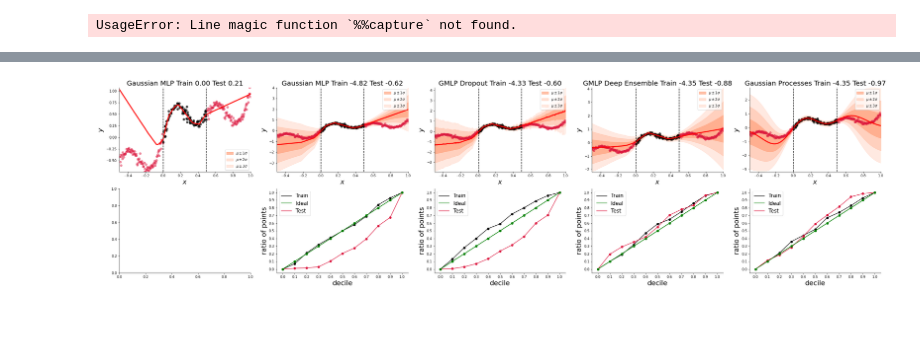
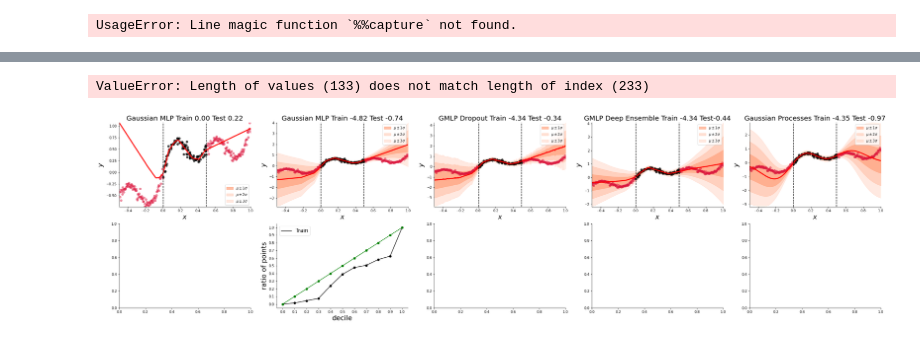
Before and after one commit to nipunbatra/bnn-zoo, a Jupyter notebook: notebooks/regression/sinData_comparison.ipynb, the cells around one changed output, grey strips where cells are left out. Cells and saved outputs as stored; diff of their text form; code cells hidden in the pictures.

Commit message:
updated plot.py

```diff
--- a/notebooks/regression/sinData_comparison.ipynb
+++ b/notebooks/regression/sinData_comparison.ipynb
@@ -137,8 +144,7 @@ plot.plot_prediction(X,y,x_stack,y_stack,mc_mean,mc_sigma,'GMLP MC Dropout')
 # %%
 mc_loss_train,mc_loss_test=0,0
 for i in range(n_stacks):
-    mc_loss_test+=loss_calcc(gmlp_model,gmlp_params,x_test_1,y_test_1,deterministic=False)
-    mc_loss_test+=loss_calcc(gmlp_model,gmlp_params,x_test_2,y_test_2,deterministic=False)
+    mc_loss_test += loss_calcc(gmlp_model,gmlp_params, x_test, y_test, deterministic=False)
     mc_loss_train+=loss_calcc(gmlp_model,gmlp_params,X,y,deterministic=False)
 mc_loss_train=mc_loss_train/100
 mc_loss_test=mc_loss_test/200
@@ -160,10 +160,12 @@ losses_list = []
 n_models = 5
 
 for i in range(5):
-    params = gmlp_model.init(jax.random.PRNGKey(i), auxs['X'], deterministic = True)
-    params, loss =  fit(gmlp_model, params, auxs, learning_rate=0.003, epochs=2000, verbose=False)
+    params = gmlp_model.init(jax.random.PRNGKey(i), X, deterministic = True)
+    params, loss =  fit(gmlp_model, params, X, y, True, batch_size=len(X), learning_rate=0.003, epochs=2000)
+    mean_
     params_list.append(params)
     losses_list.append(loss)
+8
 # %%
 de_loss_train,de_loss_test=0,0
 for i in range(n_models):
@@ -180,8 +180,9 @@ de_loss_train,de_loss_test
 # %%
-means_list,sigmas_list = predict(n_models, gmlp_model, params_list, x_stack)
+means_list,sigmas_list = predict(n_models, gmlp_model, params_list, x_linspace)
 de_mean, de_sigma = gmm_mean_var(means_list,sigmas_list)
 de_mean, de_sigma = de_mean.reshape(n_points),de_sigma.reshape(n_points)
-plot.plot_prediction(X,y,x_stack,y_stack,de_mean,de_sigma,'GMLP Deep Ensemble')
+plot.plot_prediction_reg(X, y, x_test, y_test, x_linspace, de_mean, de_sigma,'GMLP Deep Ensemble')
+# plt.savefig("figures/gmlp_ensemble_sinData",bbox_inches="tight")
 # %% [output]
 [figure]
 # %% [markdown]
@@ -210,7 +211,7 @@ model_gp.optimize(messages=True)
 model_gp.optimize_restarts(num_restarts=5)
 # %%
 %%capture
-mu_gp, cov_gp = model_gp.predict(x_stack)
+mu_gp, cov_gp = model_gp.predict(x_linspace)
 mu_gp=mu_gp.reshape(n_points)
 sigma_gp= jnp.sqrt(cov_gp).reshape(n_points)
 # %%
@@ -243,15 +241,21 @@ DeviceArray(-97.42294, dtype=float32)
 # %%
 fig, ax = plt.subplots(2, 5, figsize=(40, 10))
-plot.plot_prediction(X,y,x_stack,y_stack,y_hat,0,f'Gaussian MLP Train {mlp_loss_train:.2f} Test {mlp_loss_test:.2f}',ax[0][0])
-plot.plot_prediction(X,y,x_stack,y_stack,gmlp_mean,gmlp_sigma,f'Gaussian MLP Train {gmlp_train_loss:.2f} Test {gmlp_test_loss:.2f}',ax[0][1])
-plot.plot_prediction(X,y,x_stack,y_stack,mc_mean,mc_sigma,f'GMLP Dropout Train {mc_loss_train:.2f} Test {mc_loss_test:.2f}',ax[0][2])
-plot.plot_prediction(X,y,x_stack,y_stack,de_mean,de_sigma,f'GMLP Deep Ensemble Train {de_loss_train:.2f} Test {de_loss_test:.2f}',ax[0][3])
-plot.plot_prediction(X,y,x_stack,y_stack,mu_gp,sigma_gp,f'Gaussian Processes Train {l1:.2f} Test {l2:.2f}',ax[0][4])
-# plot.calibration_reg(y_hat,jnp.zeros(300),y_stack,ax[1][0])
-plot.calibration_reg(gmlp_mean,gmlp_sigma,y_stack,ax[1][1])
-plot.calibration_reg(mc_mean,mc_sigma,y_stack,ax[1][2])
-plot.calibration_reg(de_mean,de_sigma,y_stack,ax[1][3])
-plot.calibration_reg(mu_gp,sigma_gp,y_stack,ax[1][4])
-plt.savefig('SinData.pdf')
+plot.plot_prediction_reg(X, y, x_test, y_test, x_linspace, y_hat, 0,
+                        f'Gaussian MLP Train {mlp_loss_train:.2f} Test {mlp_loss_test:.2f}',ax[0][0])
+plot.plot_prediction_reg(X, y, x_test, y_test, x_linspace, gmlp_mean, gmlp_sigma,
+                    f'Gaussian MLP Train {gmlp_train_loss:.2f} Test {gmlp_test_loss:.2f}', ax[0][1])
+plot.plot_prediction_reg(X, y, x_test, y_test, x_linspace, mc_mean, mc_sigma,
+                    f'GMLP Dropout Train {mc_loss_train:.2f} Test {mc_loss_test:.2f}',ax[0][2])
+plot.plot_prediction_reg(X, y, x_test, y_test, x_linspace, de_mean, de_sigma,
+                    f'GMLP Deep Ensemble Train {de_loss_train:.2f} Test{de_loss_test:.2f}',ax[0][3])
+plot.plot_prediction_reg(X, y, x_test, y_test, x_linspace, mu_gp, sigma_gp,
+                    f'Gaussian Processes Train {l1:.2f} Test {l2:.2f}',ax[0][4])
+# # plot.calibration_reg(y_hat,jnp.zeros(300),y_stack,ax[1][0])
+# plot.calibration_reg(gmlp_mean, gmlp_sigma, y_test, ax[1][1])
+# plot.calibration_reg(mc_mean, mc_sigma, y_test, ax[1][2])
+# plot.calibration_reg(de_mean, de_sigma, y_test, ax[1][3])
+# plot.calibration_reg(mu_gp, sigma_gp, y_test, ax[1][4])
+# plt.savefig('SinData.pdf')
 # %% [output]
+ValueError: Length of values (133) does not match length of index (233)
-[figure, old version]
+[figure, new version]
```
Also changed, not shown: parts of 11 cells of this notebook, 1 other file.
